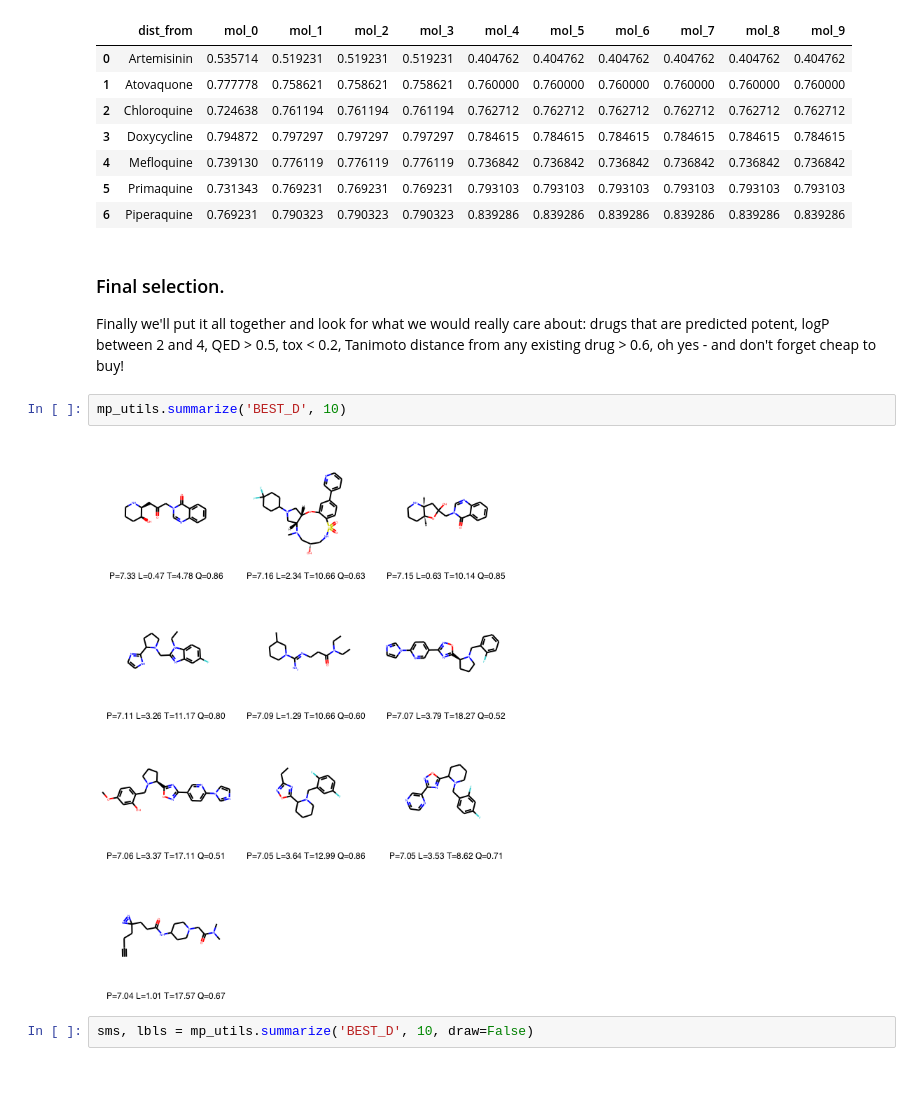
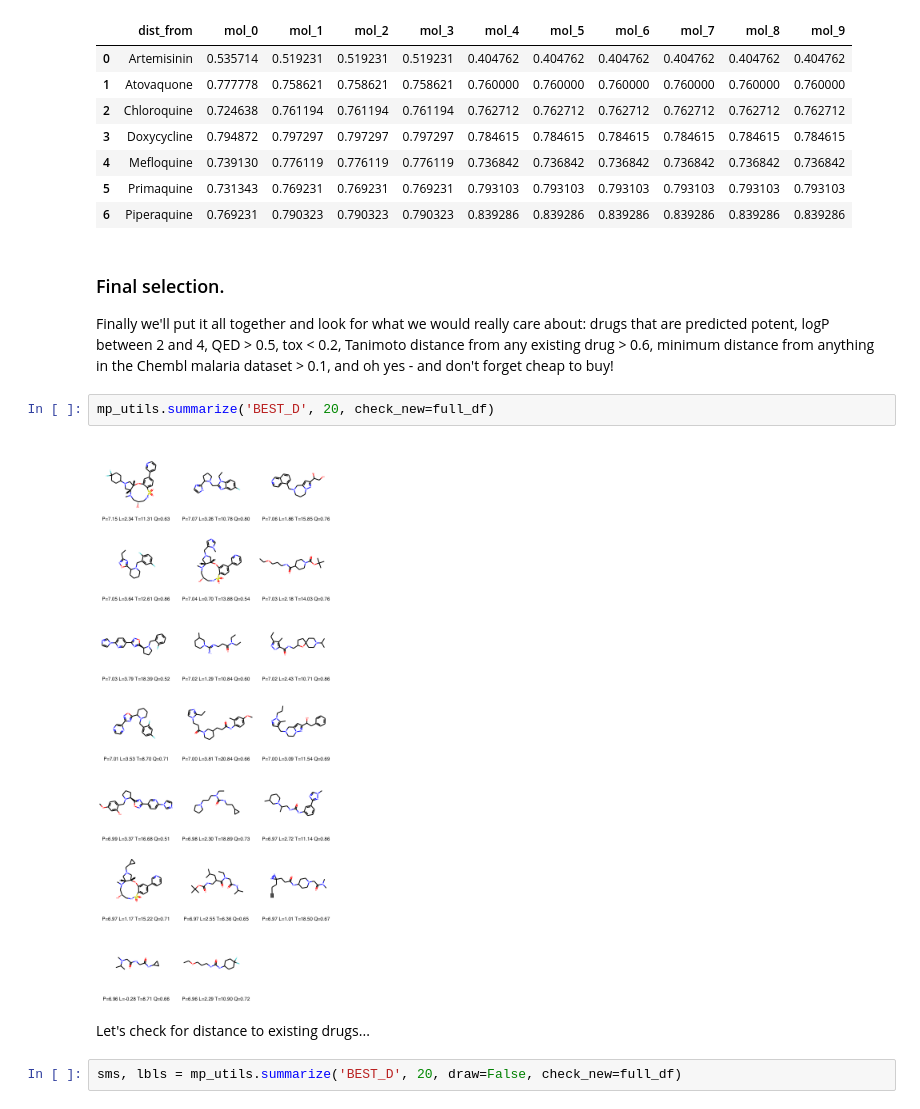
Before and after one commit to owatson/sherlock, a Jupyter notebook: notebooks/Malaria research PT1 - Tres Cantos Data.ipynb, the cells around one changed output. Cells and saved outputs as stored; diff of their text form; blank space fills up the shorter version.

```diff
--- a/notebooks/Malaria research PT1 - Tres Cantos Data.ipynb
+++ b/notebooks/Malaria research PT1 - Tres Cantos Data.ipynb
@@ -521,11 +530,13 @@ dist_df(sm)
 # %% [markdown]
 ### Final selection.
 
-Finally we'll put it all together and look for what we would really care about:  drugs that are predicted potent, logP between 2 and 4, QED > 0.5, tox < 0.2, Tanimoto distance from any existing drug > 0.6, oh yes - and don't forget cheap to buy!
+Finally we'll put it all together and look for what we would really care about:  drugs that are predicted potent, logP between 2 and 4, QED > 0.5, tox < 0.2, Tanimoto distance from any existing drug > 0.6, minimum distance from anything in the Chembl malaria dataset > 0.1, and oh yes - and don't forget cheap to buy!
 # %%
-mp_utils.summarize('BEST_D', 10)
+mp_utils.summarize('BEST_D', 20, check_new=full_df)
 # %% [output]
-[figure, old version]
+[figure, new version]
+# %% [markdown]
+Let's check for distance to existing drugs...
 # %%
-sms, lbls = mp_utils.summarize('BEST_D', 10, draw=False)
+sms, lbls = mp_utils.summarize('BEST_D', 20, draw=False, check_new=full_df)
 # %%
```
Also changed, not shown: parts of 16 cells of this notebook.
